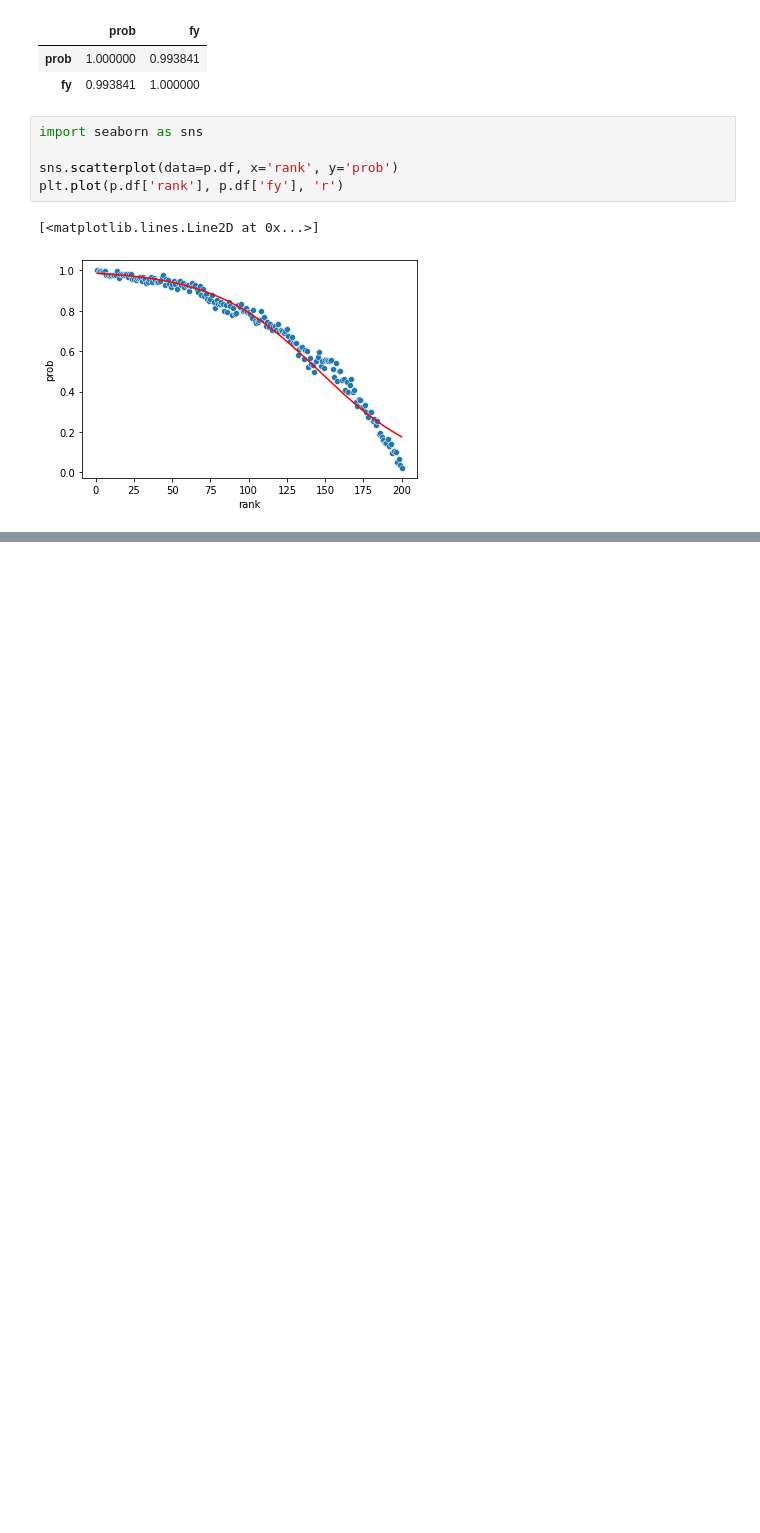
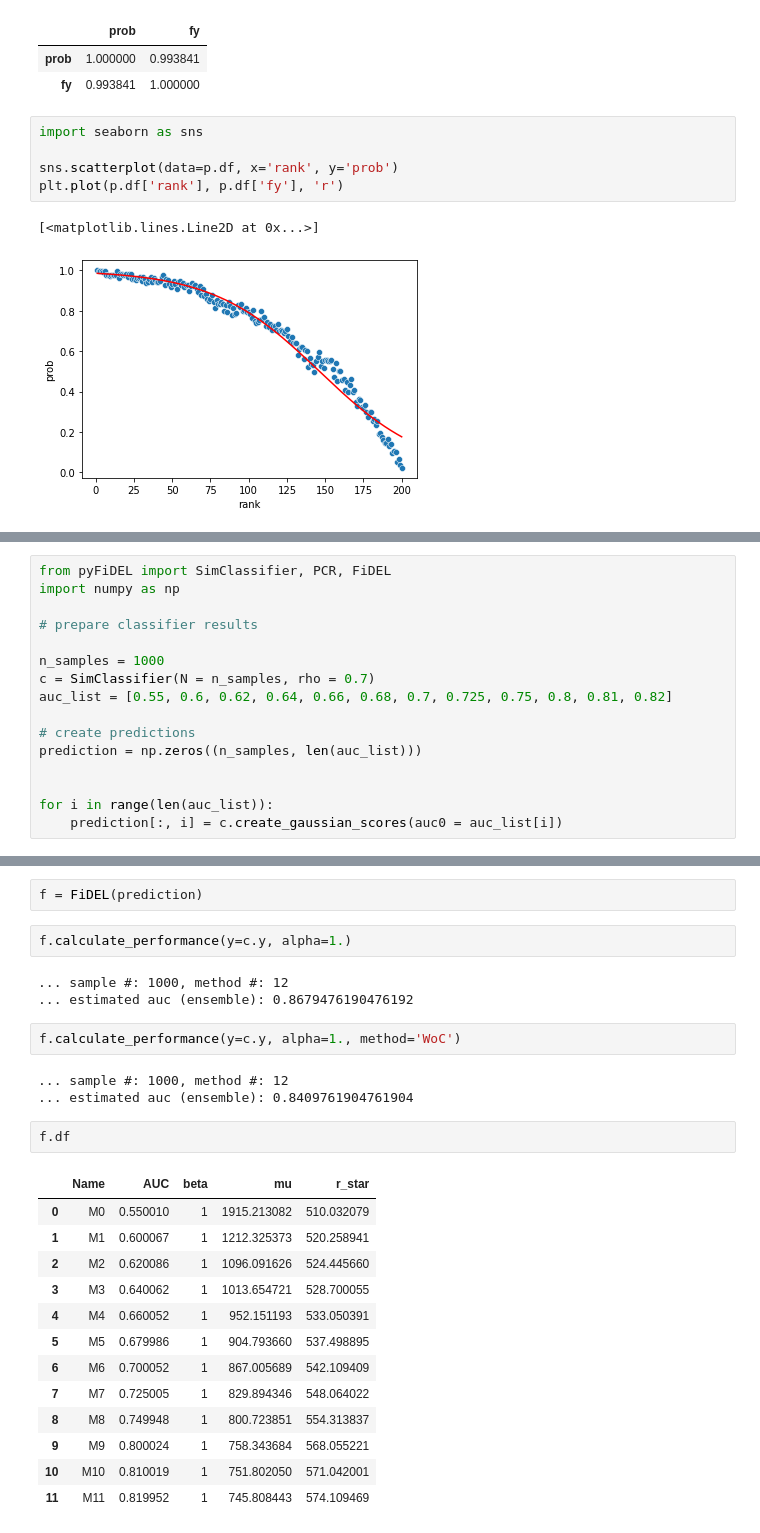
Before and after one commit to sungcheolkim78/pyFiDEL, a Jupyter notebook: docs/Tutorial.ipynb, the cells around one changed output, grey strips where cells are left out. Drawn from its saved outputs; the diff is of its cells as text; blank space fills up the shorter version.

Commit message:
add ensemble

```diff
--- a/docs/Tutorial.ipynb
+++ b/docs/Tutorial.ipynb
@@ -315,0 +318,16 @@ plt.plot(p.df['rank'], p.df['fy'], 'r')
+# %%
+from pyFiDEL import SimClassifier, PCR, FiDEL
+import numpy as np
+
+# prepare classifier results
+
+n_samples = 1000
+c = SimClassifier(N = n_samples, rho = 0.7)
+auc_list = [0.55, 0.6, 0.62, 0.64, 0.66, 0.68, 0.7, 0.725, 0.75, 0.8, 0.81, 0.82]
+
+# create predictions
+prediction = np.zeros((n_samples, len(auc_list)))
+
+
+for i in range(len(auc_list)):
+    prediction[:, i] = c.create_gaussian_scores(auc0 = auc_list[i])
@@ -315,0 +347,28 @@ plt.plot(p.df['rank'], p.df['fy'], 'r')
+# %%
+f = FiDEL(prediction)
+# %%
+f.calculate_performance(y=c.y, alpha=1.)
+# %% [output]
+... sample #: 1000, method #: 12
+... estimated auc (ensemble): 0.8679476190476192
+# %%
+f.calculate_performance(y=c.y, alpha=1., method='WoC')
+# %% [output]
+... sample #: 1000, method #: 12
+... estimated auc (ensemble): 0.8409761904761904
+# %%
+f.df
+# %% [output]
+|  | Name | AUC | beta | mu | r_star |
+| 0 | M0 | 0.550010 | 1 | 1915.213082 | 510.032079 |
+| 1 | M1 | 0.600067 | 1 | 1212.325373 | 520.258941 |
+| 2 | M2 | 0.620086 | 1 | 1096.091626 | 524.445660 |
+| 3 | M3 | 0.640062 | 1 | 1013.654721 | 528.700055 |
+| 4 | M4 | 0.660052 | 1 | 952.151193 | 533.050391 |
+| 5 | M5 | 0.679986 | 1 | 904.793660 | 537.498895 |
+| 6 | M6 | 0.700052 | 1 | 867.005689 | 542.109409 |
+| 7 | M7 | 0.725005 | 1 | 829.894346 | 548.064022 |
+| 8 | M8 | 0.749948 | 1 | 800.723851 | 554.313837 |
+| 9 | M9 | 0.800024 | 1 | 758.343684 | 568.055221 |
+| 10 | M10 | 0.810019 | 1 | 751.802050 | 571.042001 |
+| 11 | M11 | 0.819952 | 1 | 745.808443 | 574.109469 |
```
Also changed, not shown: parts of 4 cells of this notebook, 4 other files.
